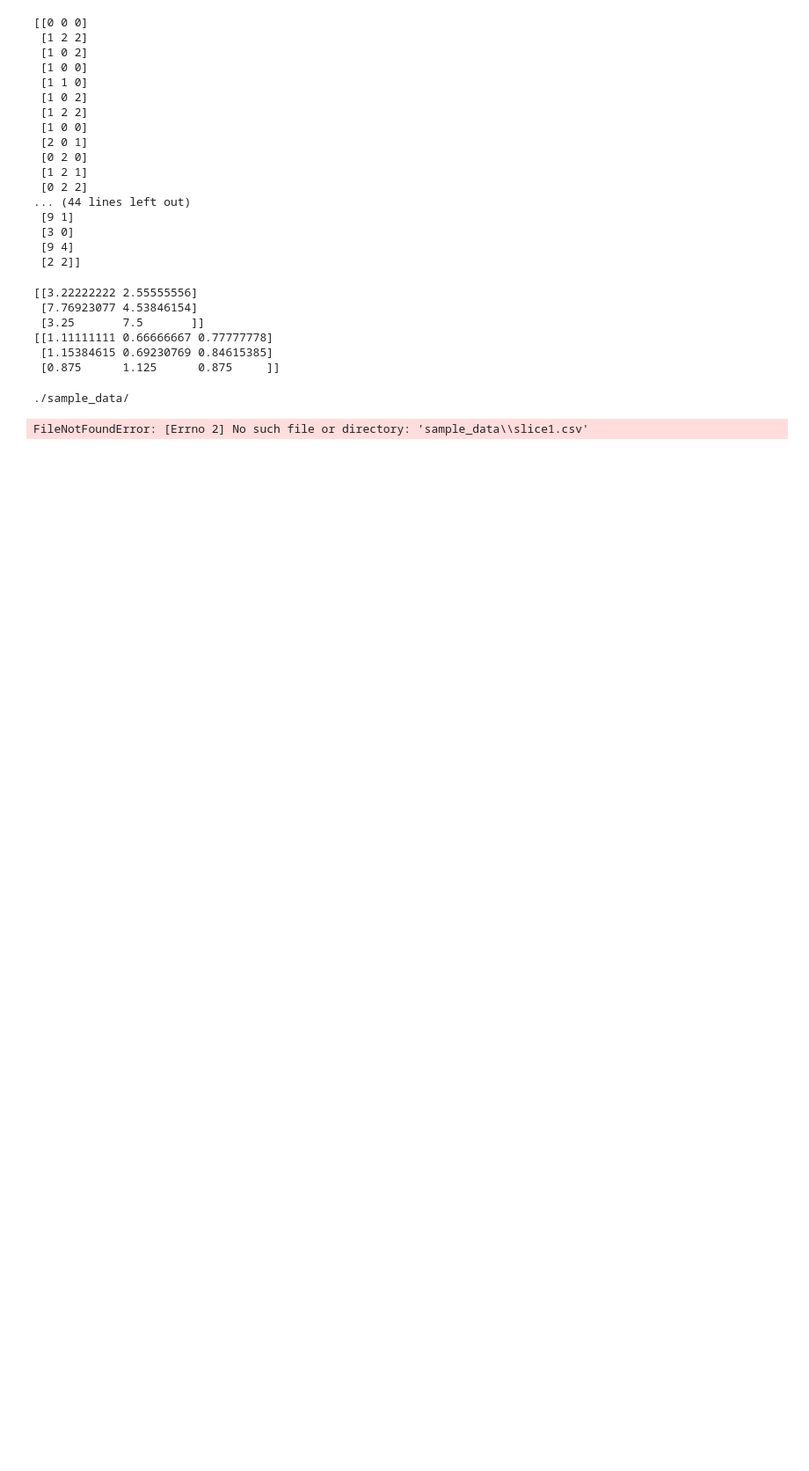
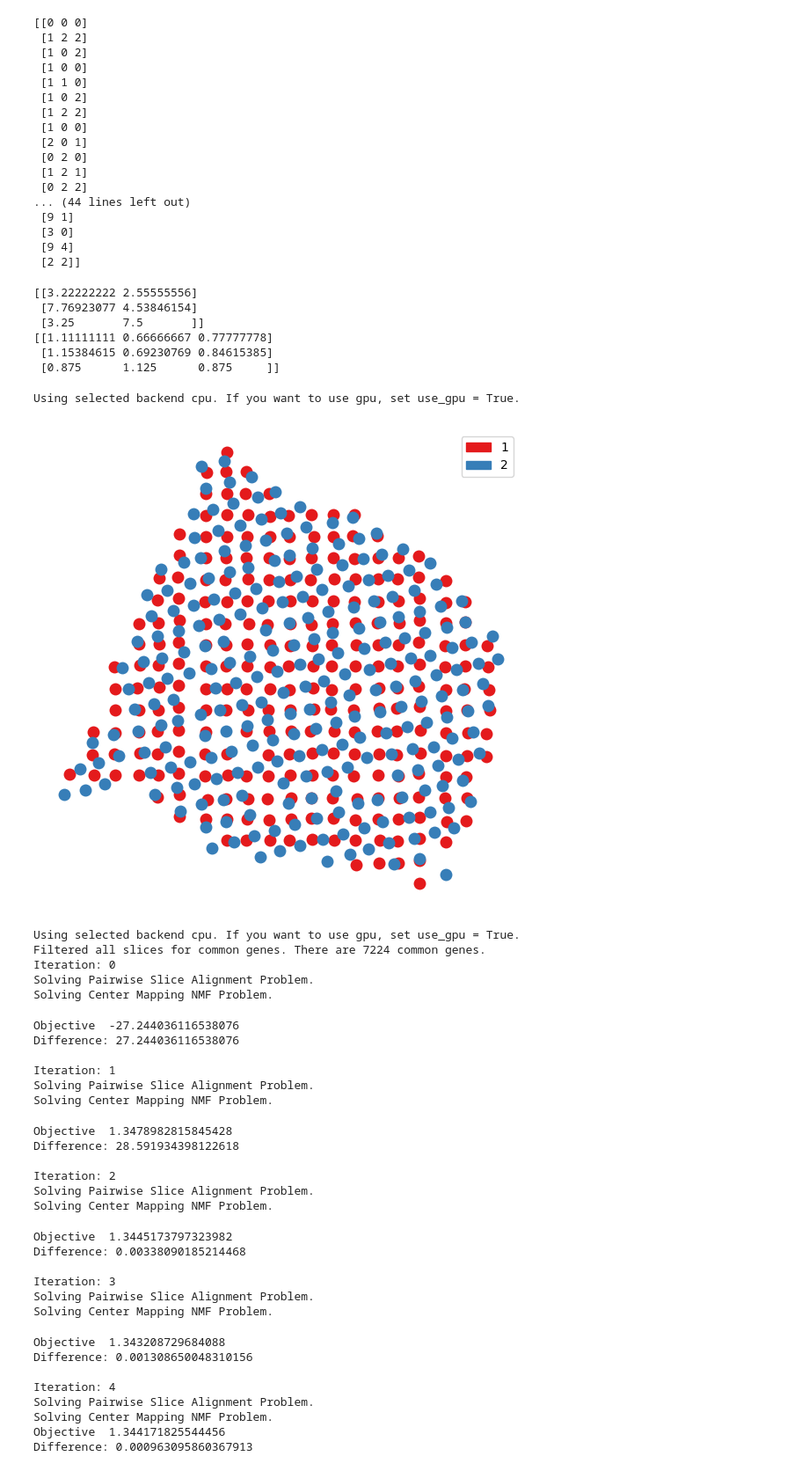
Before and after one commit to Melon-03/Paste-Optimize, a Jupyter notebook: src/reduce cell by k-means.ipynb, the cells around one changed output. Shown: that part at 88% size. Saved outputs shown, nothing was run; the diff lists cells and outputs as text; code cells hidden in the pictures; blank space fills up the shorter version.

```diff
--- a/src/reduce cell by k-means.ipynb
+++ b/src/reduce cell by k-means.ipynb
@@ -137,7 +137,7 @@ import scanpy as sc
 import paste as pst
 
 # Load Slices
-data_dir = './sample_data/' # change this path to the data you wish to analyze
+data_dir = '../sample_data/' # change this path to the data you wish to analyze
 
 # Assume that the coordinates of slices are named slice_name + "_coor.csv"
 def load_slices(data_dir, slice_names=["slice1", "slice2"]):
@@ -167,32 +167,63 @@ slice_colors = ['#e41a1c','#377eb8']
 plt.figure(figsize=(7,7))
 for i in range(len(new_slices)):
     pst.plot_slice(new_slices[i],slice_colors[i],s=400)
 plt.legend(handles=[mpatches.Patch(color=slice_colors[0], label='1'),mpatches.Patch(color=slice_colors[1], label='2')])
 plt.gca().invert_yaxis()
 plt.axis('off')
 plt.show()
 
 # Center align slices
 ## We have to reload the slices as pairwise_alignment modifies the slices.
 slices = load_slices(data_dir)
 slice1, slice2 = slices
 
 # Construct a center slice
 ## choose one of the slices as the coordinate reference for the center slice,
 ## i.e. the center slice will have the same number of spots as this slice and
 ## the same coordinates.
 initial_slice = slice1.copy()
 slices = [slice1, slice2]
 lmbda = len(slices)*[1/len(slices)] # set hyperparameter to be uniform
 
 ## Possible to pass in an initial pi (as keyword argument pis_init)
 ## to improve performance, see Tutorial.ipynb notebook for more details.
 center_slice, pis = pst.center_align(initial_slice, slices, lmbda)
 
 ## The low dimensional representation of our center slice is held
 ## in the matrices W and H, which can be used for downstream analyses
 W = center_slice.uns['paste_W']
 H = center_slice.uns['paste_H']
 # %% [output]
-./sample_data/
+Using selected backend cpu. If you want to use gpu, set use_gpu = True.
+[figure, added]
-FileNotFoundError: [Errno 2] No such file or directory: 'sample_data\\slice1.csv'
+Using selected backend cpu. If you want to use gpu, set use_gpu = True.
+Filtered all slices for common genes. There are 7224 common genes.
+Iteration: 0
+Solving Pairwise Slice Alignment Problem.
+Solving Center Mapping NMF Problem.
+Objective  -27.244036116538076
+Difference: 27.244036116538076
+
+Iteration: 1
+Solving Pairwise Slice Alignment Problem.
+Solving Center Mapping NMF Problem.
+Objective  1.3478982815845428
+Difference: 28.591934398122618
+
+Iteration: 2
+Solving Pairwise Slice Alignment Problem.
+Solving Center Mapping NMF Problem.
+Objective  1.3445173797323982
+Difference: 0.00338090185214468
+
+Iteration: 3
+Solving Pairwise Slice Alignment Problem.
+Solving Center Mapping NMF Problem.
+Objective  1.343208729684088
+Difference: 0.001308650048310156
+
+Iteration: 4
+Solving Pairwise Slice Alignment Problem.
+Solving Center Mapping NMF Problem.
+Objective  1.344171825544456
+Difference: 0.000963095860367913
```
